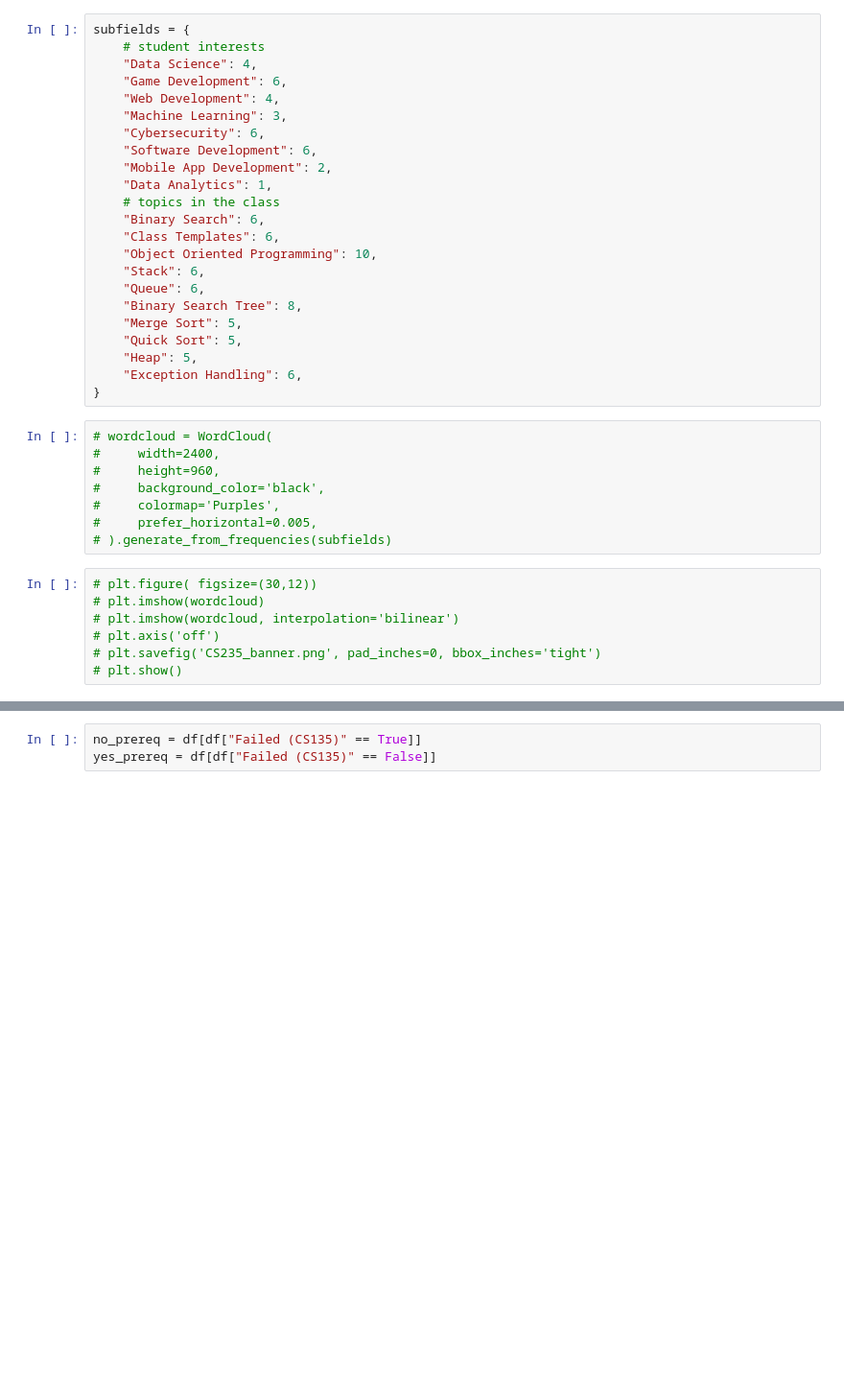
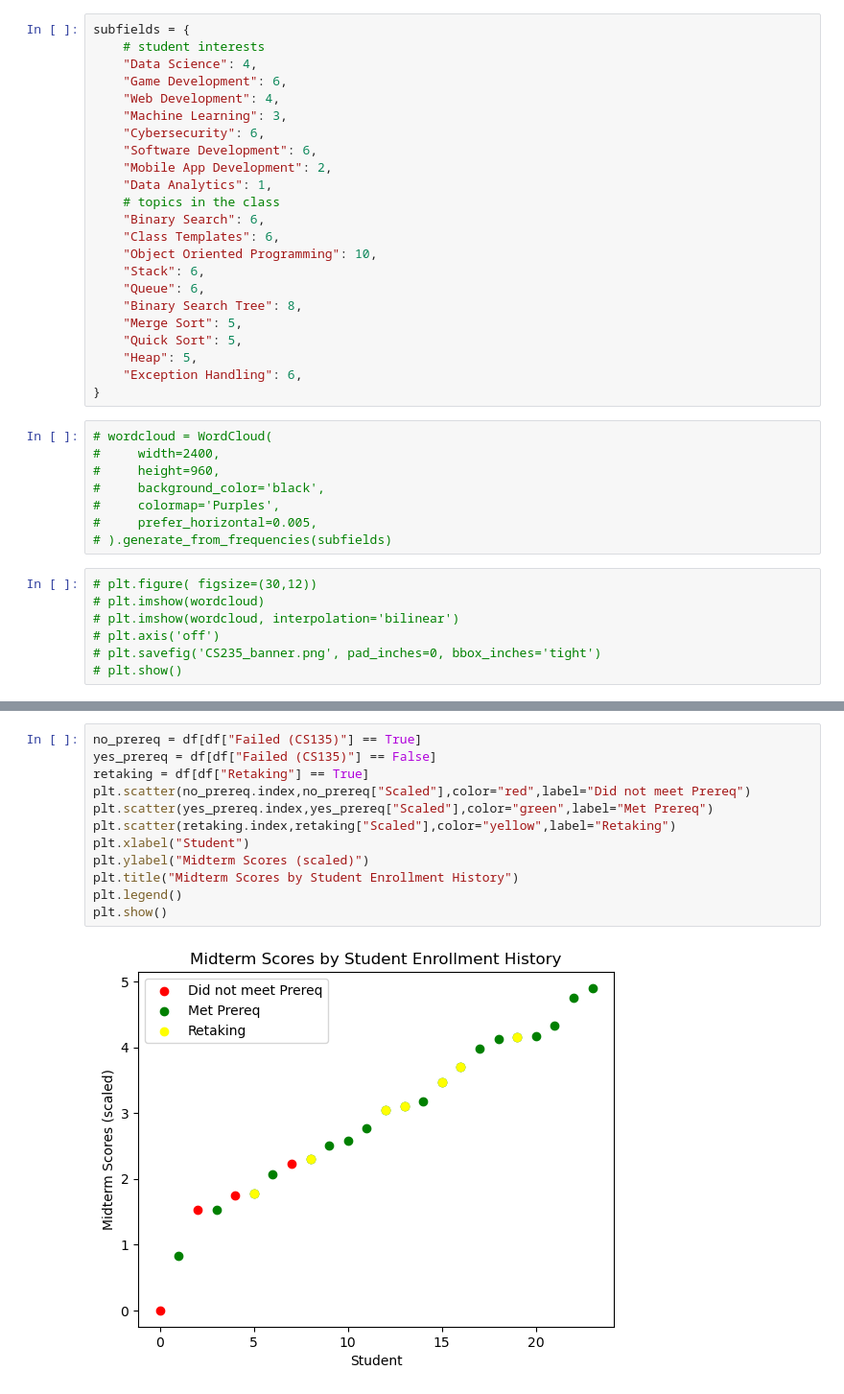
Before and after one commit to Hunter-College-CS235-Summer-2025/Code-In-Class, a Jupyter notebook: Extras/CS235.ipynb, the cells around one changed output, grey strips where cells are left out. Shown at 96% size. Cells and saved outputs as stored; diff of their text form; blank space fills up the shorter version.

Commit message:
Added midterm analysis code

```diff
--- a/Extras/CS235.ipynb
+++ b/Extras/CS235.ipynb
@@ -53,3 +77,14 @@ plt.show()
 # %%
-no_prereq = df[df["Failed (CS135)" == True]]
-yes_prereq = df[df["Failed (CS135)" == False]]
+no_prereq = df[df["Failed (CS135)"] == True]
+yes_prereq = df[df["Failed (CS135)"] == False]
+retaking = df[df["Retaking"] == True]
+plt.scatter(no_prereq.index,no_prereq["Scaled"],color="red",label="Did not meet Prereq")
+plt.scatter(yes_prereq.index,yes_prereq["Scaled"],color="green",label="Met Prereq")
+plt.scatter(retaking.index,retaking["Scaled"],color="yellow",label="Retaking")
+plt.xlabel("Student")
+plt.ylabel("Midterm Scores (scaled)")
+plt.title("Midterm Scores by Student Enrollment History")
+plt.legend()
+plt.show()
+# %% [output]
+[figure, added]
```
Also changed, not shown: parts of 4 cells of this notebook, 1 other file.
